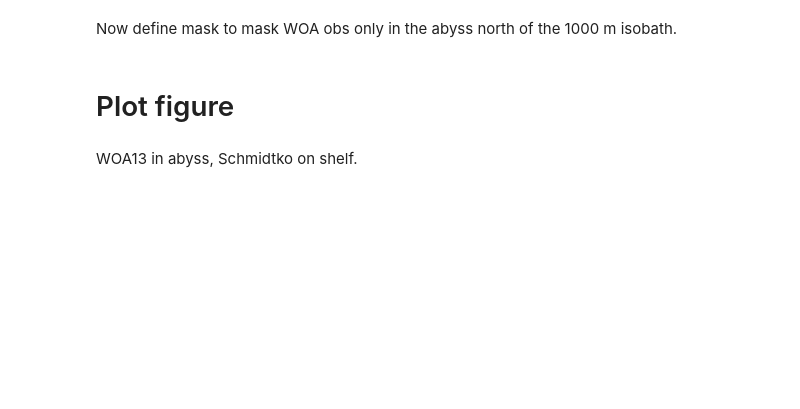
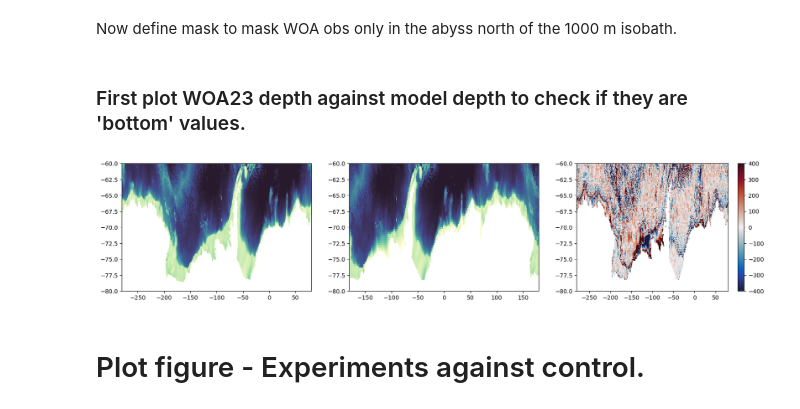
Before and after one commit to pedrocol/basal_mom5-collaborative-project, a Jupyter notebook: notebooks/figures/Figure_bottom_T-S_obs_comparison.ipynb, the cells around one changed output. Saved outputs shown, nothing was run; the diff lists cells and outputs as text; code cells hidden in the pictures; blank space fills up the shorter version.

```diff
--- a/notebooks/figures/Figure_bottom_T-S_obs_comparison.ipynb
+++ b/notebooks/figures/Figure_bottom_T-S_obs_comparison.ipynb
@@ -211,14 +213,13 @@ mask_1000 = mask_1000.where(np.isnan(mask_1000), 1.)
 # %% [markdown]
 Set the region of interest.
 # %%
-start_time = '1908-01-02'
-end_time = '1909-12-30'
+start_time = '1907-01-01'
+end_time = '1909-12-31'
 
 region = 'PanAntarctic'
 lon_slice = slice(-280, 80)
 lat_range = [-79.5, -60]
 lat_range_labels = np.arange(-78, -59, 2)
-#temp_range = [-2.5, 2]
 # %% [markdown]
 Read in bottom temperature and salinity from model.
 # %%
@@ -394,7 +310,23 @@ Now define mask to mask WOA obs only in the abyss north of the 1000 m isobath.
 # %%
 shelf_map = shelf_map.where(shelf_map == 0., np.nan)
 shelf_map = shelf_map.where(np.isnan(shelf_map), 1.)
+# %% [markdown]
+### First plot WOA23 depth against model depth to check if they are 'bottom' values.
+# %%
+max_depth_interp = regridder(max_depth, keep_attrs=True).compute()
+# %%
+fig, axes = plt.subplots(ncols=3, figsize=(20, 4))
+axes[0].pcolormesh(ht.xt_ocean, ht.yt_ocean, ht, vmin=0., vmax=5000, cmap=cmocean.deep)
+axes[0].set_ylim(-80, -60)
+axes[1].pcolormesh(max_depth.lon, max_depth.lat, max_depth, vmin=0., vmax=5000, cmap=cmocean.deep)
+axes[1].set_ylim(-80, -60)
+cb = axes[2].pcolormesh(ht.xt_ocean, ht.sel(yt_ocean=slice(-80, -60)).yt_ocean,
+                   ht.sel(yt_ocean=slice(-80, -60)) - max_depth_interp.values,
+                   vmin=-400., vmax=400, cmap=cmocean.balance)
+axes[2].set_ylim(-80, -60)
+plt.colorbar(cb)
+plt.show()
+# %% [output]
+[figure, added]
 # %% [markdown]
-# Plot figure
+# Plot figure - Experiments against control.
-# %% [markdown]
-WOA13 in abyss, Schmidtko on shelf.
```
Also changed, not shown: parts of 53 cells of this notebook, 1 other file.
